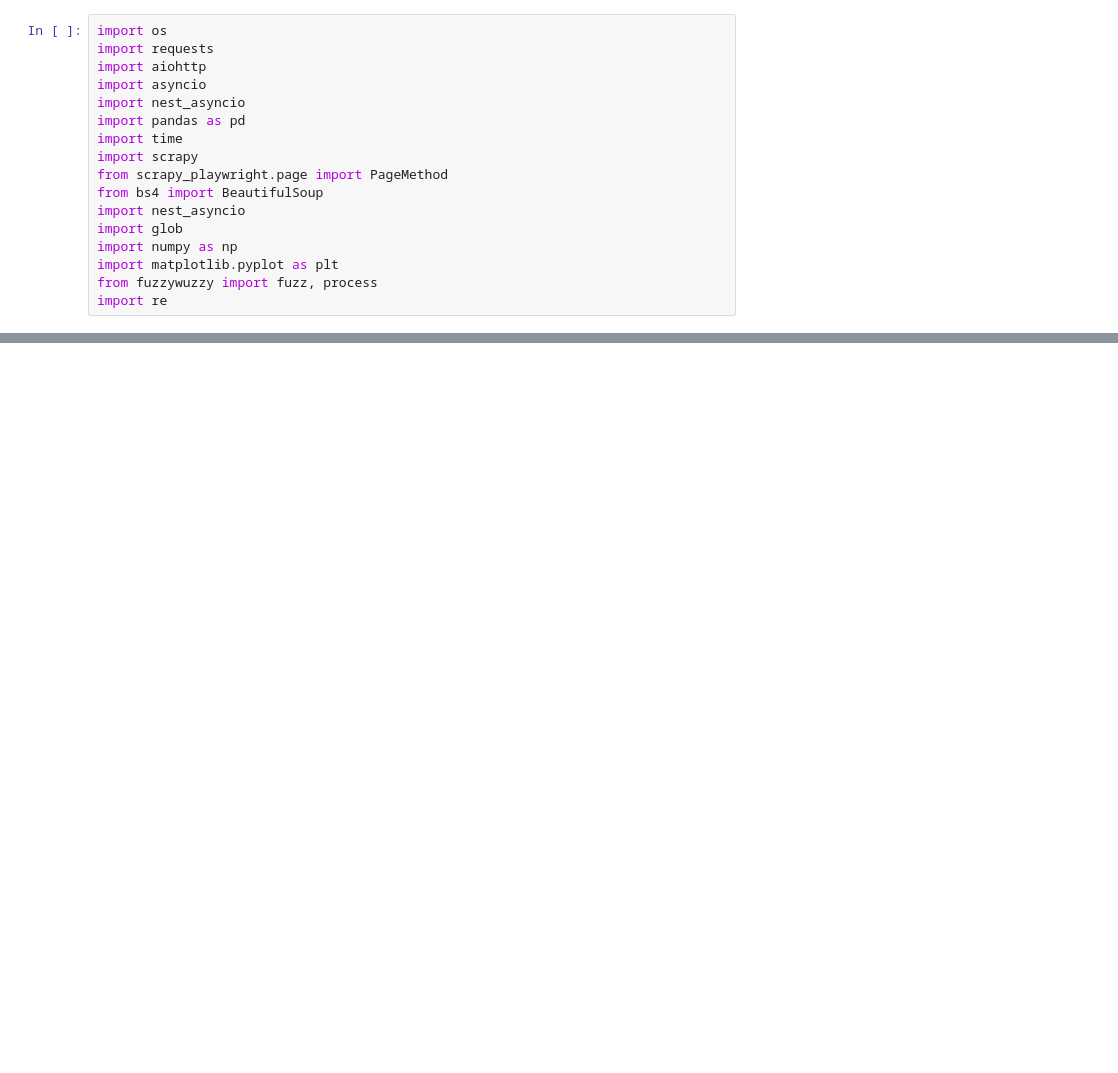
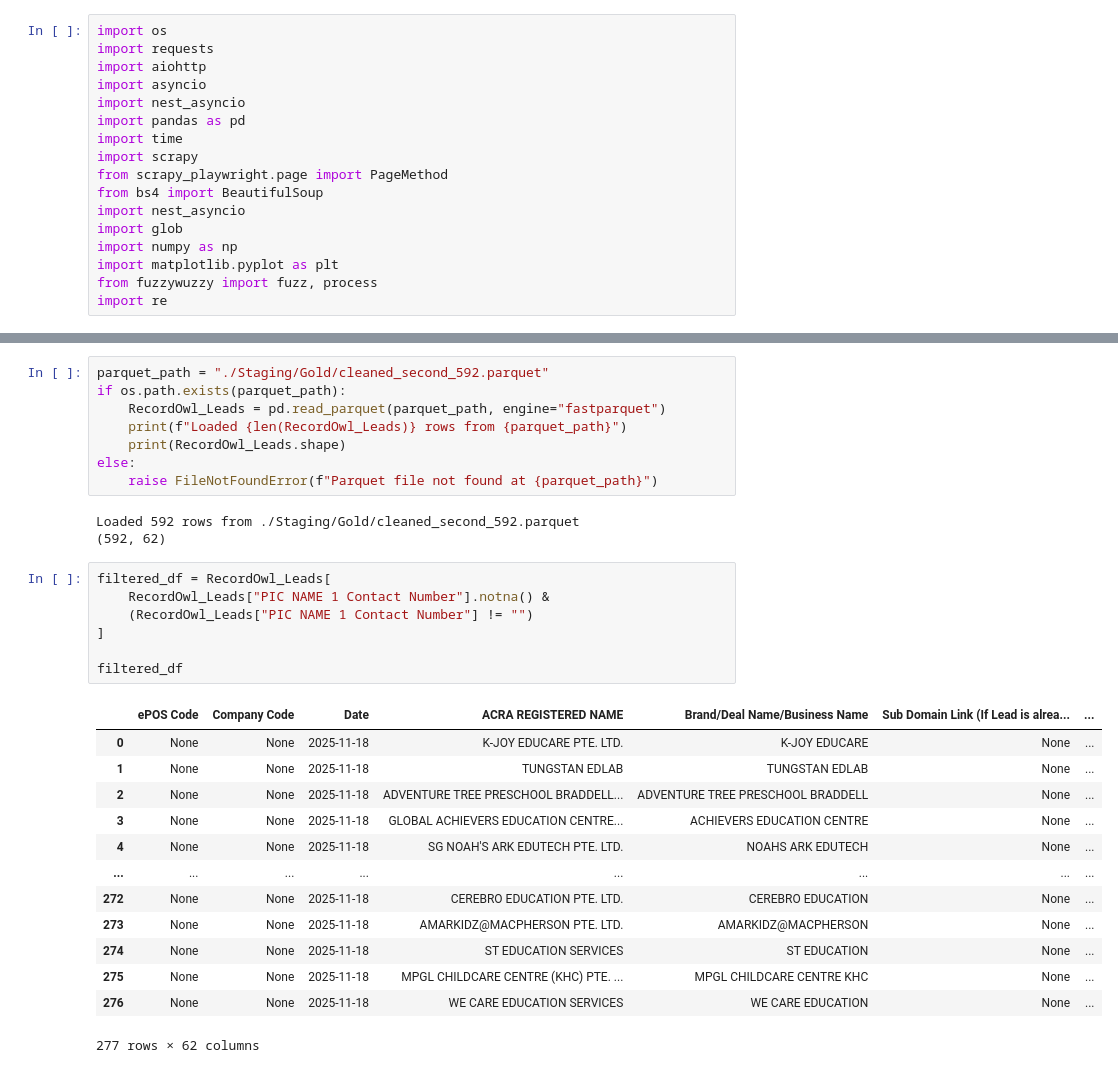
Before and after one commit to AzlieJohari57/Leads_Generation_Pipeline, a Jupyter notebook: test_2.ipynb, the cells around one changed output, grey strips where cells are left out. Drawn from its saved outputs; the diff is of its cells as text; blank space fills up the shorter version.

```diff
--- a/test_2.ipynb
+++ b/test_2.ipynb
@@ -917,0 +71,32 @@ Fresh_Leads_Nov11.to_excel("Fresh_Leads_Nov11.xlsx", index=False)
+# %%
+parquet_path = "./Staging/Gold/cleaned_second_592.parquet"
+if os.path.exists(parquet_path):
+    RecordOwl_Leads = pd.read_parquet(parquet_path, engine="fastparquet")
+    print(f"Loaded {len(RecordOwl_Leads)} rows from {parquet_path}")
+    print(RecordOwl_Leads.shape)
+else:
+    raise FileNotFoundError(f"Parquet file not found at {parquet_path}")
+# %% [output]
+Loaded 592 rows from ./Staging/Gold/cleaned_second_592.parquet
+(592, 62)
+# %%
+filtered_df = RecordOwl_Leads[
+    RecordOwl_Leads["PIC NAME 1 Contact Number"].notna() &
+    (RecordOwl_Leads["PIC NAME 1 Contact Number"] != "")
+]
+
+filtered_df
+# %% [output]
+|  | ePOS Code | Company Code | Date | ACRA REGISTERED NAME | Brand/Deal Name/Business Name | Sub Domain Link (If Lead is alrea... | ... |
+| 0 | None | None | 2025-11-18 | K-JOY EDUCARE PTE. LTD. | K-JOY EDUCARE | None | ... |
+| 1 | None | None | 2025-11-18 | TUNGSTAN EDLAB | TUNGSTAN EDLAB | None | ... |
+| 2 | None | None | 2025-11-18 | ADVENTURE TREE PRESCHOOL BRADDELL... | ADVENTURE TREE PRESCHOOL BRADDELL | None | ... |
+| 3 | None | None | 2025-11-18 | GLOBAL ACHIEVERS EDUCATION CENTRE... | ACHIEVERS EDUCATION CENTRE | None | ... |
+| 4 | None | None | 2025-11-18 | SG NOAH'S ARK EDUTECH PTE. LTD. | NOAHS ARK EDUTECH | None | ... |
+| ... | ... | ... | ... | ... | ... | ... | ... |
+| 272 | None | None | 2025-11-18 | CEREBRO EDUCATION PTE. LTD. | CEREBRO EDUCATION | None | ... |
+| 273 | None | None | 2025-11-18 | AMARKIDZ@MACPHERSON PTE. LTD. | AMARKIDZ@MACPHERSON | None | ... |
+| 274 | None | None | 2025-11-18 | ST EDUCATION SERVICES | ST EDUCATION | None | ... |
+| 275 | None | None | 2025-11-18 | MPGL CHILDCARE CENTRE (KHC) PTE. ... | MPGL CHILDCARE CENTRE KHC | None | ... |
+| 276 | None | None | 2025-11-18 | WE CARE EDUCATION SERVICES | WE CARE EDUCATION | None | ... |
+277 rows × 62 columns
```
Also changed, not shown: parts of 19 cells of this notebook, 37 other files.
